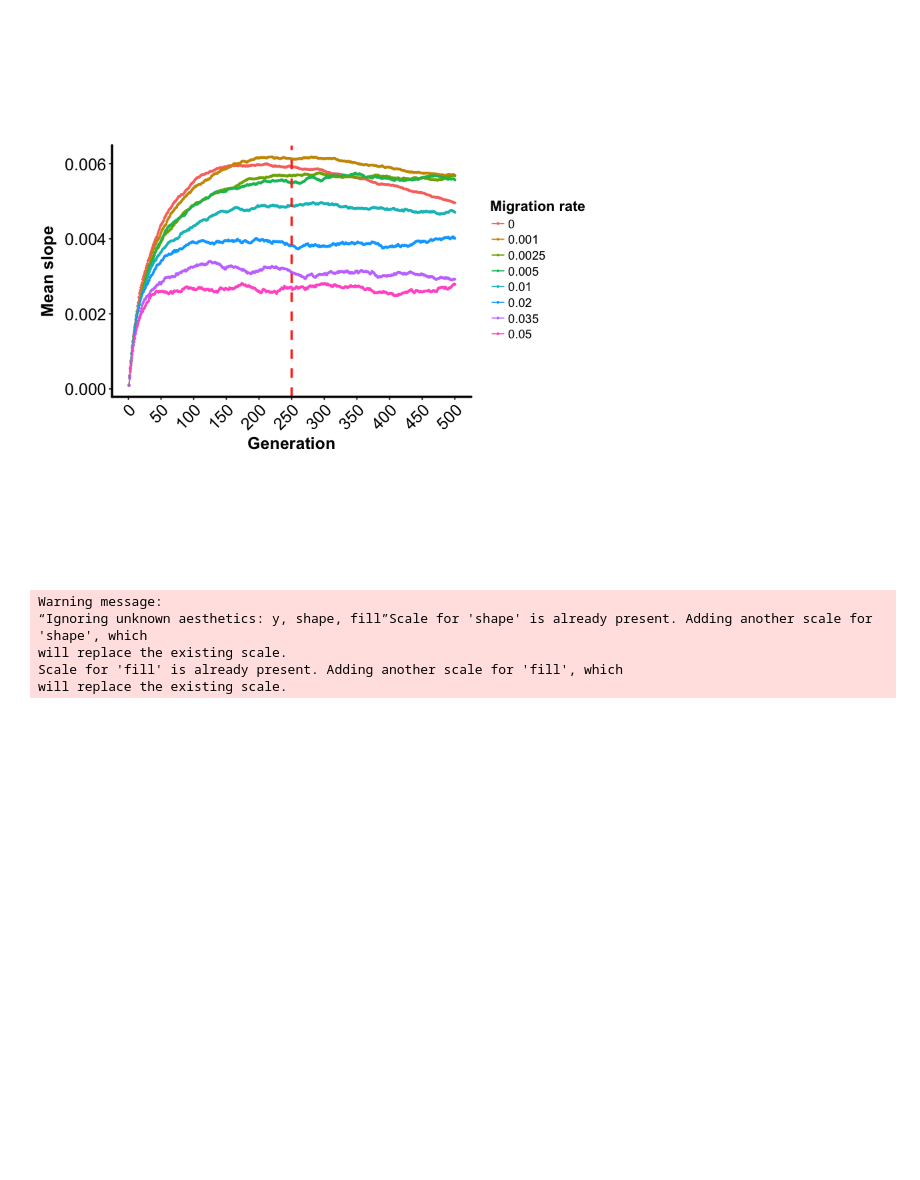
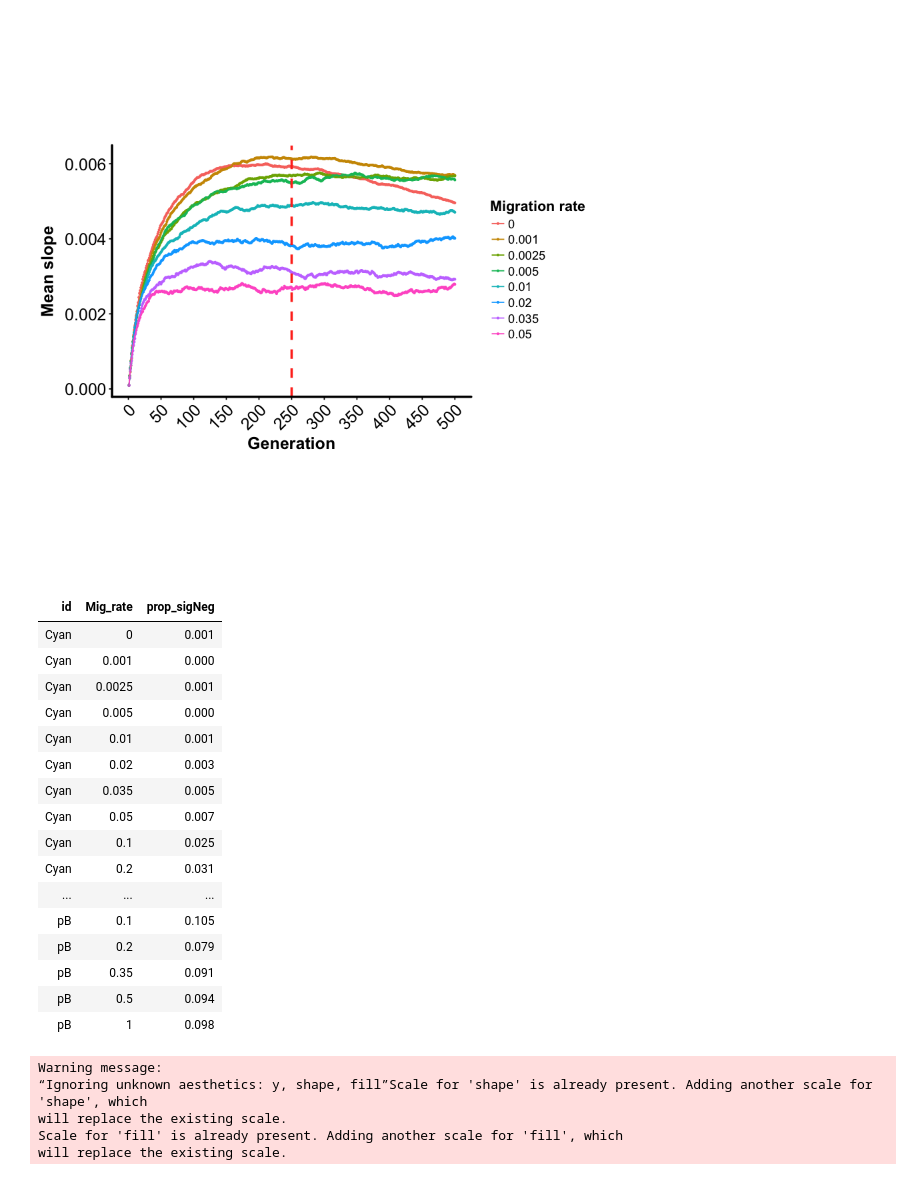
Before and after one commit to James-S-Santangelo/Simulating-Evolutionary-Clines-SEC-, a Jupyter notebook: SEC_Notebooks/R_Notebooks/allFill_Kvary.ipynb, the cells around one changed output. Cells and saved outputs as stored; diff of their text form; code cells hidden in the pictures; blank space fills up the shorter version.

```diff
--- a/SEC_Notebooks/R_Notebooks/allFill_Kvary.ipynb
+++ b/SEC_Notebooks/R_Notebooks/allFill_Kvary.ipynb
@@ -262,6 +244,26 @@ MeanSlope_Cyan_byGen <- ggplot(Kvary_Mig_Summary_Cyan, aes(x = Generation, y = m
 MeanSlope_Cyan_byGen
 # %% [output]
 [figure]
+# %%
+Kvary_Mig_Summary_250[,c(1, 2, 15)]
+# %% [output]
+| id | Mig_rate | prop_sigNeg |
+| Cyan | 0 | 0.001 |
+| Cyan | 0.001 | 0.000 |
+| Cyan | 0.0025 | 0.001 |
+| Cyan | 0.005 | 0.000 |
+| Cyan | 0.01 | 0.001 |
+| Cyan | 0.02 | 0.003 |
+| Cyan | 0.035 | 0.005 |
+| Cyan | 0.05 | 0.007 |
+| Cyan | 0.1 | 0.025 |
+| Cyan | 0.2 | 0.031 |
+| ... | ... | ... |
+| pB | 0.1 | 0.105 |
+| pB | 0.2 | 0.079 |
+| pB | 0.35 | 0.091 |
+| pB | 0.5 | 0.094 |
+| pB | 1 | 0.098 |
 # %%
 #Plot mean slope by migration rate, colored and shaped by phenotype or alleles
 Kvary_Mig_Summary_250_Cyan <- subset(Kvary_Mig_Summary_250, id == "Cyan")
```
Also changed, not shown: parts of 2 cells of this notebook, 10 other files.
